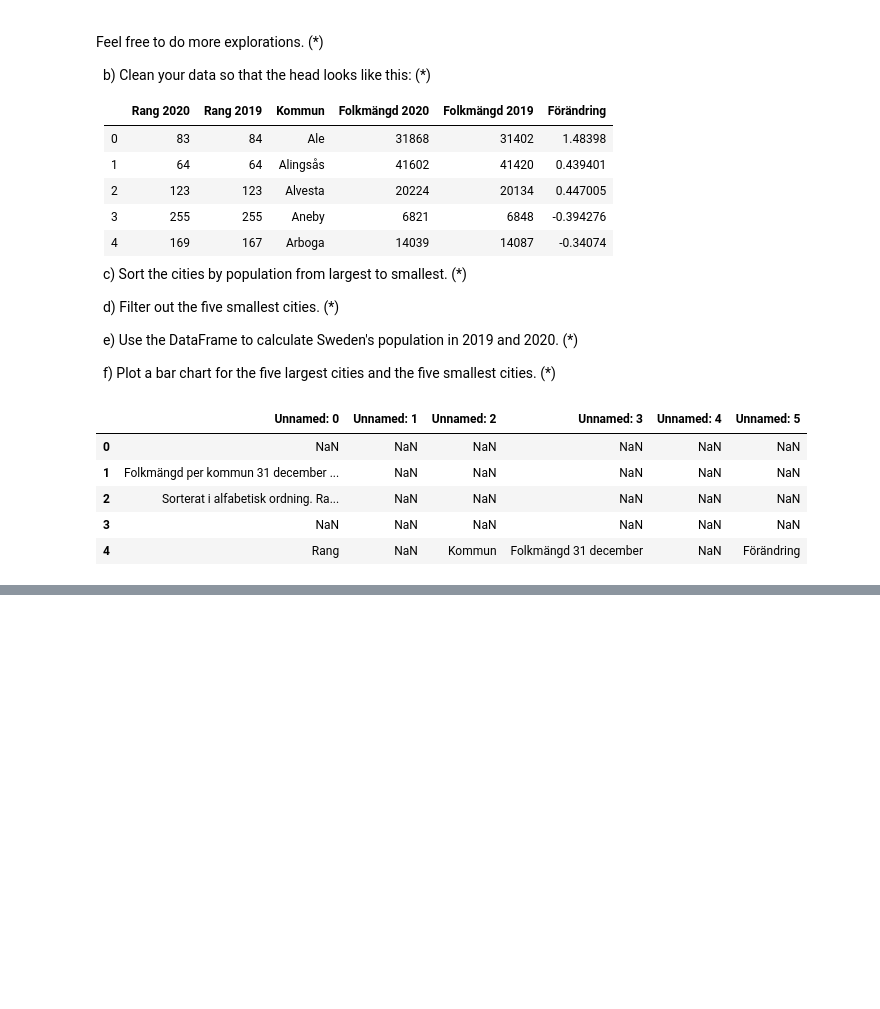
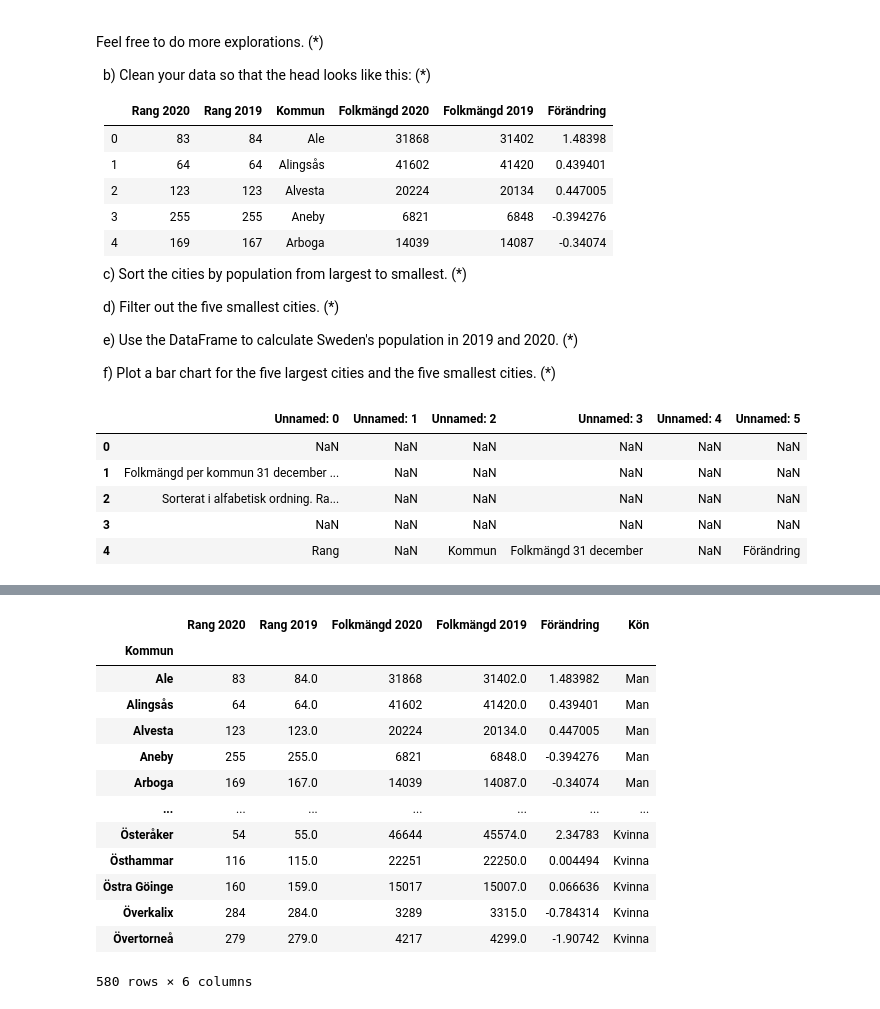
Before and after one commit to MiltonOberg/Python-Milton--sterberg-OPA23, a Jupyter notebook: exercise/data_processing1.0.ipynb, the cells around one changed output, grey strips where cells are left out. Drawn from its saved outputs; the diff is of its cells as text; code cells hidden in the pictures; blank space fills up the shorter version.

```diff
--- a/exercise/data_processing1.0.ipynb
+++ b/exercise/data_processing1.0.ipynb
@@ -147,0 +172,23 @@ df
+# %%
+df["Kön"] = "Man"
+df_male = df.copy()
+df["Kön"] = "Kvinna"
+df_female = df.copy()
+# %%
+df_merge = pd.concat([df_male, df_female])
+df_merge.set_index("Kommun")
+# %% [output]
+|  | Rang 2020 | Rang 2019 | Folkmängd 2020 | Folkmängd 2019 | Förändring | Kön |
+| Kommun |  |  |  |  |  |  |
+| Ale | 83 | 84.0 | 31868 | 31402.0 | 1.483982 | Man |
+| Alingsås | 64 | 64.0 | 41602 | 41420.0 | 0.439401 | Man |
+| Alvesta | 123 | 123.0 | 20224 | 20134.0 | 0.447005 | Man |
+| Aneby | 255 | 255.0 | 6821 | 6848.0 | -0.394276 | Man |
+| Arboga | 169 | 167.0 | 14039 | 14087.0 | -0.34074 | Man |
+| ... | ... | ... | ... | ... | ... | ... |
+| Österåker | 54 | 55.0 | 46644 | 45574.0 | 2.34783 | Kvinna |
+| Östhammar | 116 | 115.0 | 22251 | 22250.0 | 0.004494 | Kvinna |
+| Östra Göinge | 160 | 159.0 | 15017 | 15007.0 | 0.066636 | Kvinna |
+| Överkalix | 284 | 284.0 | 3289 | 3315.0 | -0.784314 | Kvinna |
+| Övertorneå | 279 | 279.0 | 4217 | 4299.0 | -1.90742 | Kvinna |
+580 rows × 6 columns
```
Also changed, not shown: parts of 8 cells of this notebook, 3 other files.
